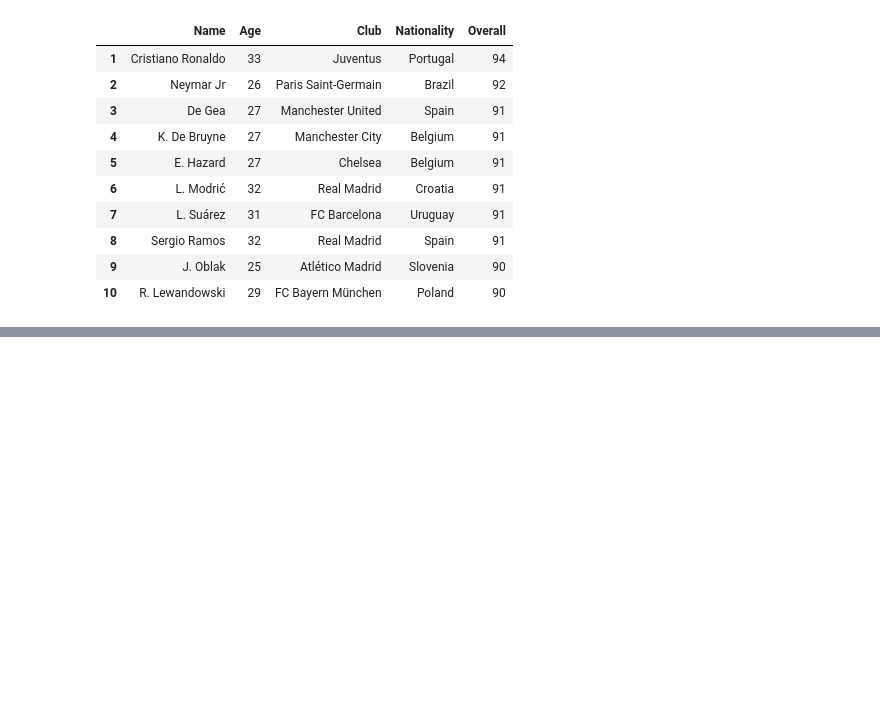
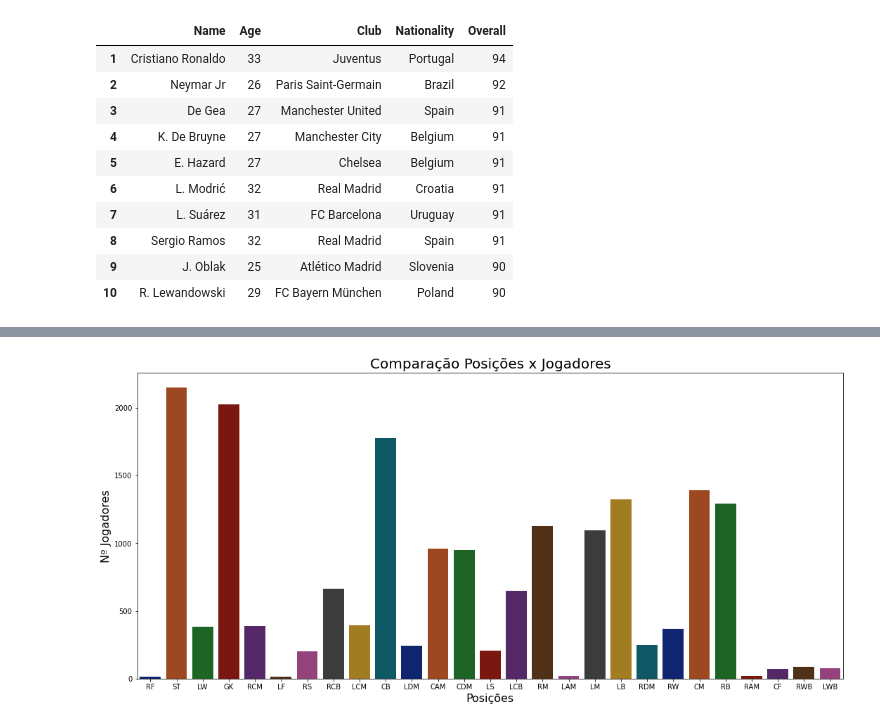
Before and after one commit to treinaweb/treinaweb-data-science-agrupamento-com-classificacao, a Jupyter notebook: ProjetoDataScience.ipynb, the cells around one changed output, grey strips where cells are left out. Cells and saved outputs as stored; diff of their text form; code cells hidden in the pictures; blank space fills up the shorter version.

```diff
--- a/ProjetoDataScience.ipynb
+++ b/ProjetoDataScience.ipynb
@@ -93,0 +123,9 @@ top10_destro
+# %%
+plt.figure(figsize = (18, 8))
+ax = sns.countplot('Position', data = df, palette = 'dark')
+ax.set_xlabel(xlabel = 'Posições', fontsize = 16)
+ax.set_ylabel(ylabel = 'Nº Jogadores', fontsize = 16)
+ax.set_title(label = 'Comparação Posições x Jogadores', fontsize = 20)
+plt.show()
+# %% [output]
+[figure, added]
```
Also changed, not shown: parts of 2 cells of this notebook, 1 other file.
